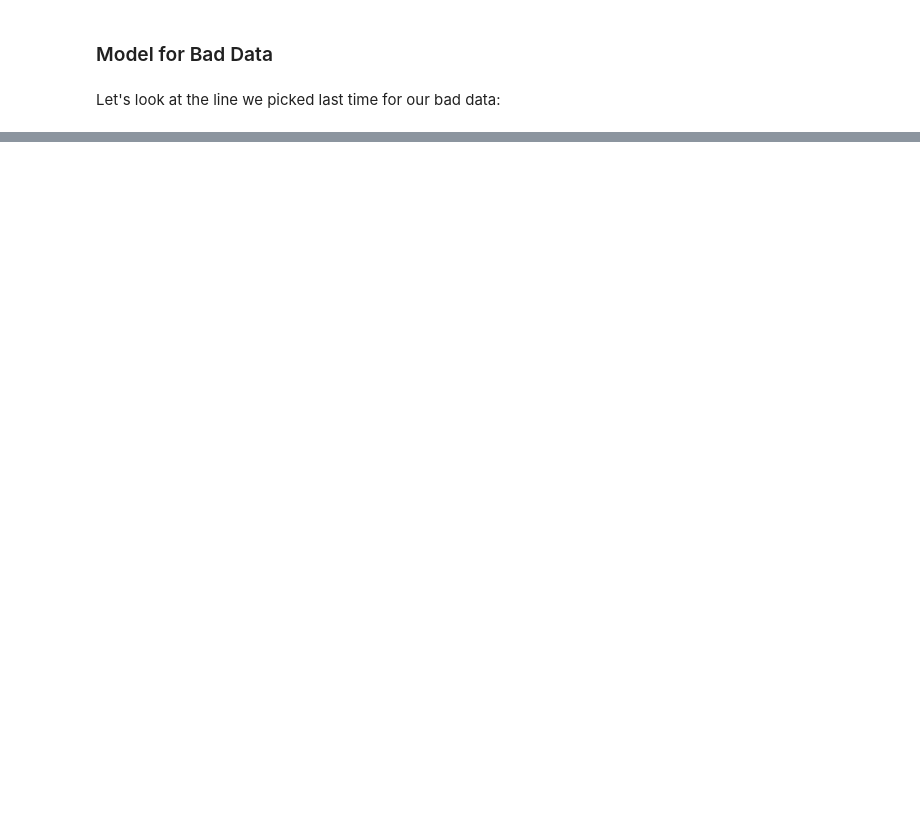
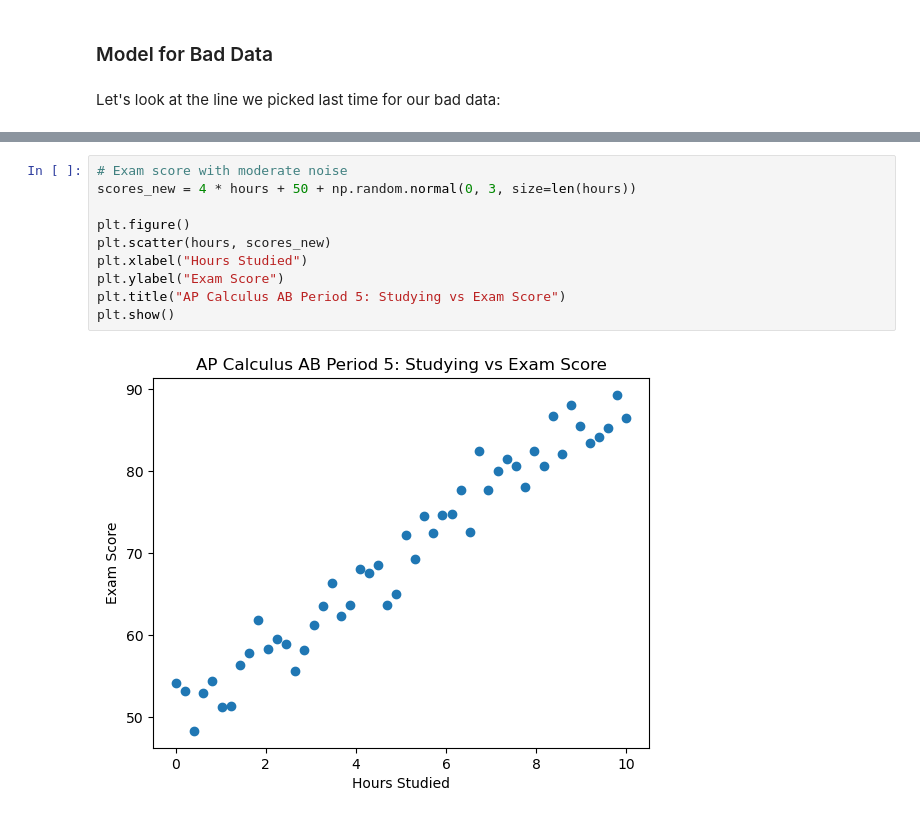
Before and after one commit to nickmelamed/mortorq_instruction, a Jupyter notebook: ml_resources/ml_primer/02-generalizability.ipynb, the cells around one changed output, grey strips where cells are left out. Drawn from its saved outputs; the diff is of its cells as text; blank space fills up the shorter version.

```diff
--- a/ml_resources/ml_primer/02-generalizability.ipynb
+++ b/ml_resources/ml_primer/02-generalizability.ipynb
@@ -83,0 +127,12 @@ Now that we have our models, how do we know that the "bad" one is actually worse
+# %%
+# Exam score with moderate noise
+scores_new = 4 * hours + 50 + np.random.normal(0, 3, size=len(hours))
+
+plt.figure()
+plt.scatter(hours, scores_new)
+plt.xlabel("Hours Studied")
+plt.ylabel("Exam Score")
+plt.title("AP Calculus AB Period 5: Studying vs Exam Score")
+plt.show()
+# %% [output]
+[figure, added]
```
Also changed, not shown: parts of 30 cells of this notebook.
